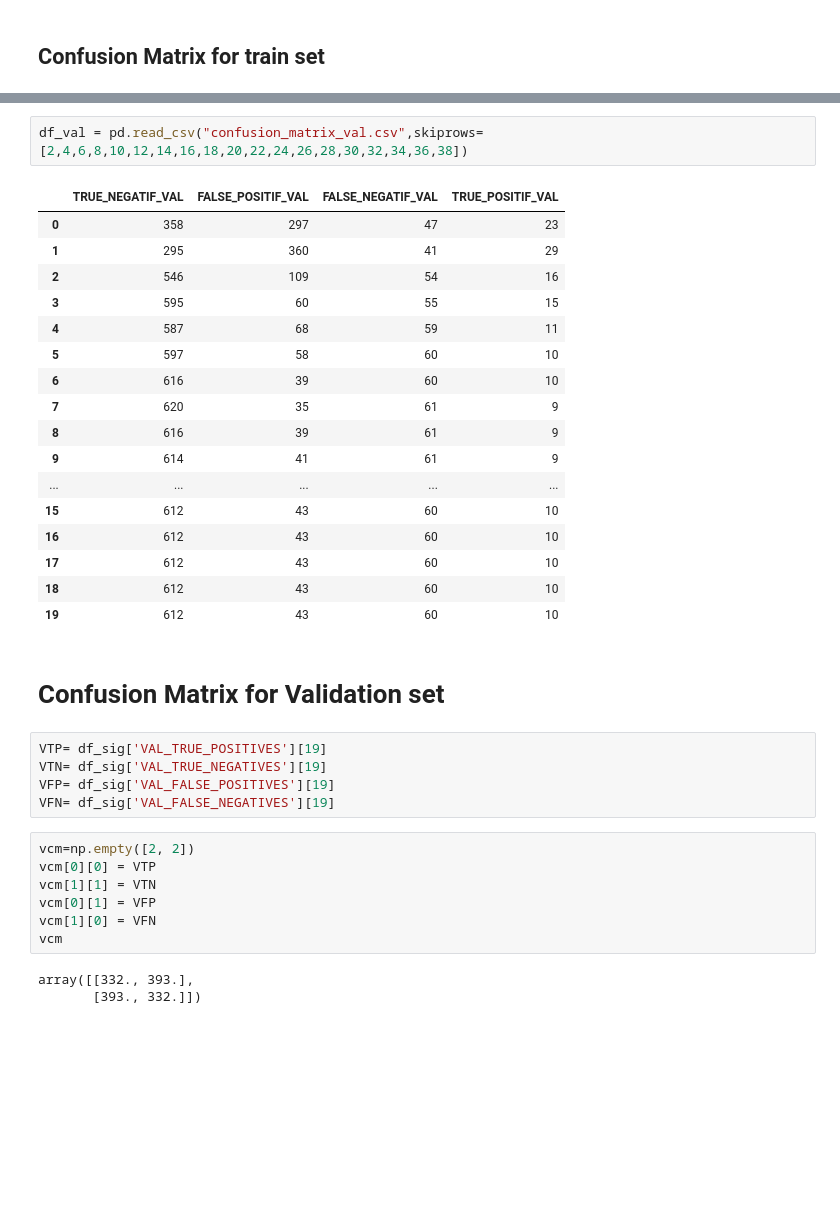
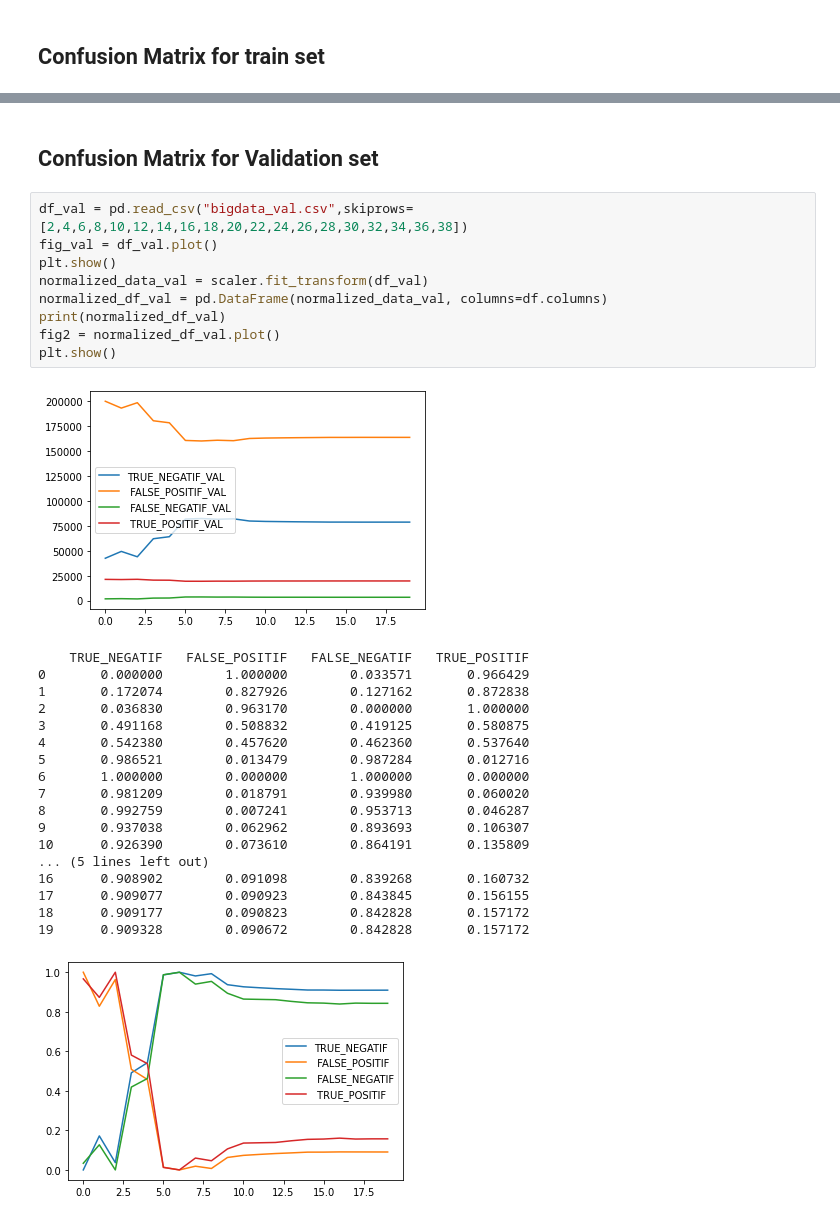
Before and after one commit to abelaktib/projet_long, a Jupyter notebook: analysebigdata/analyse copy.ipynb, the cells around one changed output, grey strips where cells are left out. Drawn from its saved outputs; the diff is of its cells as text; blank space fills up the shorter version.

```diff
--- a/analysebigdata/analyse copy.ipynb
+++ b/analysebigdata/analyse copy.ipynb
@@ -114,37 +137,31 @@ plt.show()
+# %% [markdown]
+## Confusion Matrix for Validation set
 # %%
-df_val = pd.read_csv("confusion_matrix_val.csv",skiprows=[2,4,6,8,10,12,14,16,18,20,22,24,26,28,30,32,34,36,38])
+df_val = pd.read_csv("bigdata_val.csv",skiprows=[2,4,6,8,10,12,14,16,18,20,22,24,26,28,30,32,34,36,38])
+fig_val = df_val.plot()
+plt.show()
+normalized_data_val = scaler.fit_transform(df_val)
+normalized_df_val = pd.DataFrame(normalized_data_val, columns=df.columns)
+print(normalized_df_val)
+fig2 = normalized_df_val.plot()
+plt.show()
 # %% [output]
-|  | TRUE_NEGATIF_VAL | FALSE_POSITIF_VAL | FALSE_NEGATIF_VAL | TRUE_POSITIF_VAL |
-| 0 | 358 | 297 | 47 | 23 |
-| 1 | 295 | 360 | 41 | 29 |
-| 2 | 546 | 109 | 54 | 16 |
-| 3 | 595 | 60 | 55 | 15 |
-| 4 | 587 | 68 | 59 | 11 |
-| 5 | 597 | 58 | 60 | 10 |
-| 6 | 616 | 39 | 60 | 10 |
-| 7 | 620 | 35 | 61 | 9 |
-| 8 | 616 | 39 | 61 | 9 |
-| 9 | 614 | 41 | 61 | 9 |
-| ... | ... | ... | ... | ... |
-| 15 | 612 | 43 | 60 | 10 |
-| 16 | 612 | 43 | 60 | 10 |
-| 17 | 612 | 43 | 60 | 10 |
-| 18 | 612 | 43 | 60 | 10 |
-| 19 | 612 | 43 | 60 | 10 |
+[figure, added]
+    TRUE_NEGATIF   FALSE_POSITIF   FALSE_NEGATIF   TRUE_POSITIF
+0       0.000000        1.000000        0.033571       0.966429
+1       0.172074        0.827926        0.127162       0.872838
+2       0.036830        0.963170        0.000000       1.000000
+3       0.491168        0.508832        0.419125       0.580875
+4       0.542380        0.457620        0.462360       0.537640
+5       0.986521        0.013479        0.987284       0.012716
+6       1.000000        0.000000        1.000000       0.000000
+7       0.981209        0.018791        0.939980       0.060020
+8       0.992759        0.007241        0.953713       0.046287
+9       0.937038        0.062962        0.893693       0.106307
+10      0.926390        0.073610        0.864191       0.135809
+... (5 lines left out)
+16      0.908902        0.091098        0.839268       0.160732
+17      0.909077        0.090923        0.843845       0.156155
+18      0.909177        0.090823        0.842828       0.157172
+19      0.909328        0.090672        0.842828       0.157172
+[figure, added]
-# %% [markdown]
-# Confusion Matrix for Validation set
-# %%
-VTP= df_sig['VAL_TRUE_POSITIVES'][19]
-VTN= df_sig['VAL_TRUE_NEGATIVES'][19]
-VFP= df_sig['VAL_FALSE_POSITIVES'][19]
-VFN= df_sig['VAL_FALSE_NEGATIVES'][19]
-# %%
-vcm=np.empty([2, 2])
-vcm[0][0] = VTP
-vcm[1][1] = VTN
-vcm[0][1] = VFP
-vcm[1][0] = VFN
-vcm
-# %% [output]
-array([[332., 393.],
-       [393., 332.]])
```
Also changed, not shown: parts of 7 cells of this notebook.
